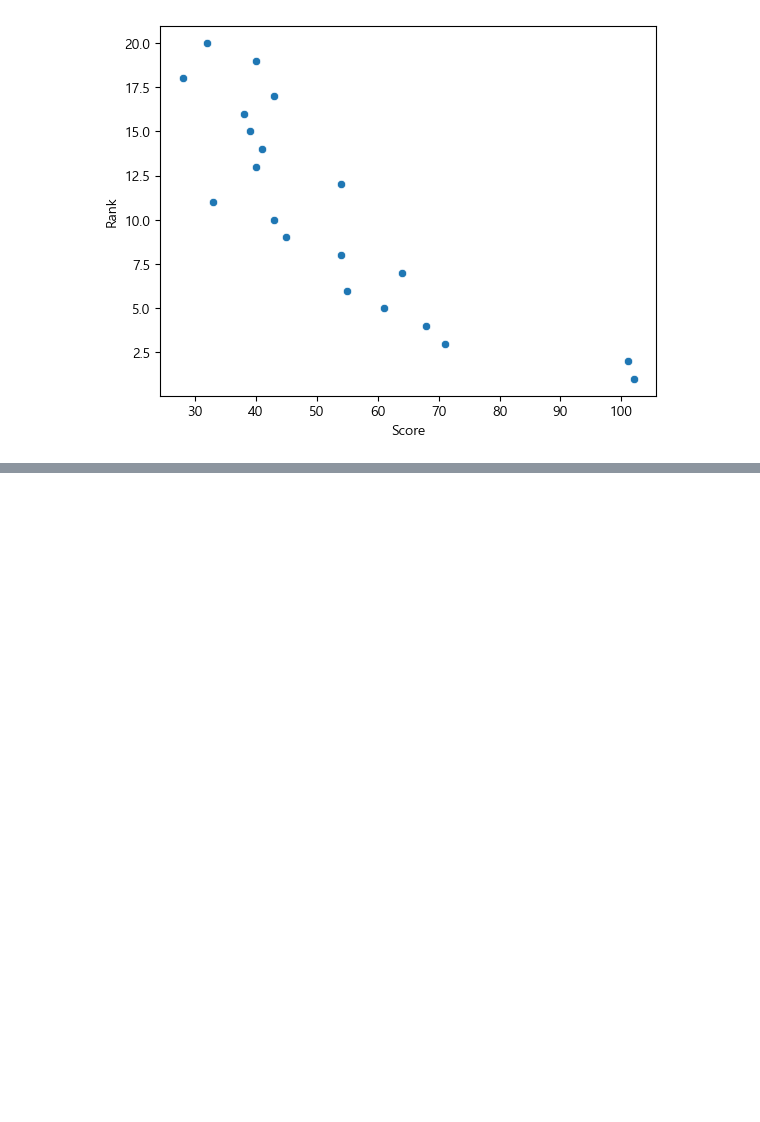
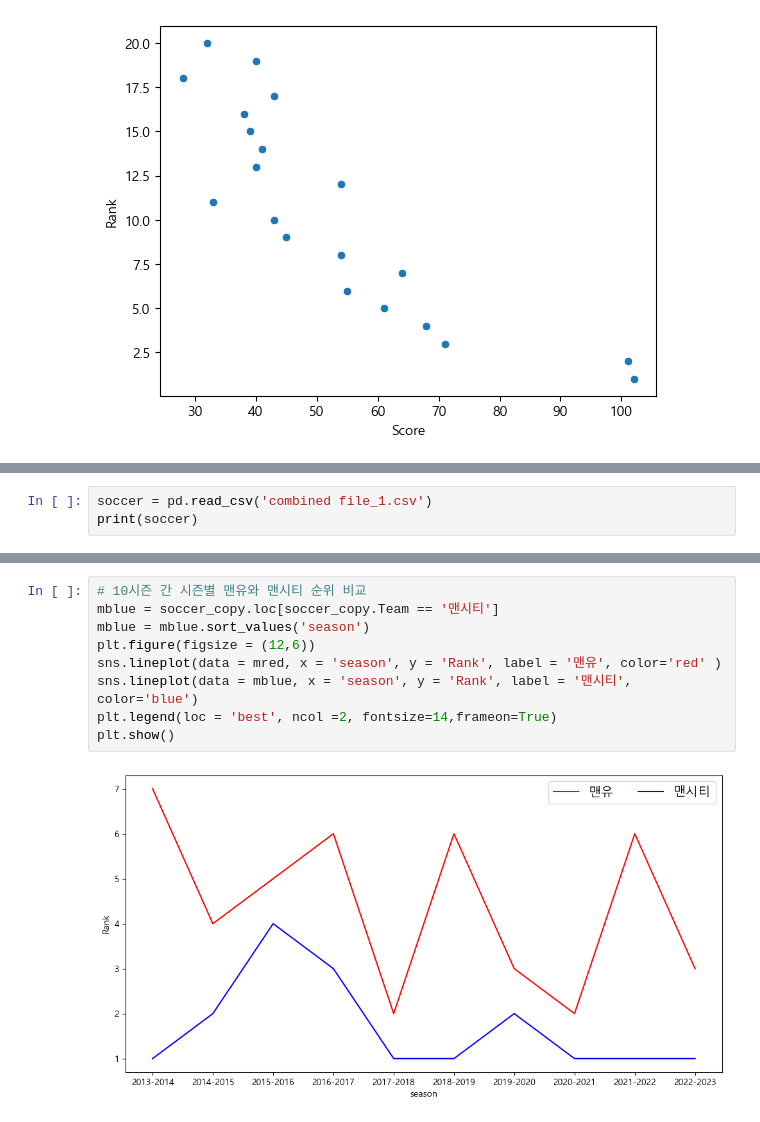
Before and after one commit to gingerman123/Soccer-Data, a Jupyter notebook: soccer_analysis.ipynb, the cells around one changed output, grey strips where cells are left out. Drawn from its saved outputs; the diff is of its cells as text; blank space fills up the shorter version.

```diff
--- a/soccer_analysis.ipynb
+++ b/soccer_analysis.ipynb
@@ -36,0 +58,3 @@ result_df.to_csv('combined_file.csv', index=False)
+# %%
+soccer = pd.read_csv('combined file_1.csv')
+print(soccer)
@@ -36,0 +147,11 @@ result_df.to_csv('combined_file.csv', index=False)
+# %%
+# 10시즌 간 시즌별 맨유와 맨시티 순위 비교
+mblue = soccer_copy.loc[soccer_copy.Team == '맨시티']
+mblue = mblue.sort_values('season')
+plt.figure(figsize = (12,6))
+sns.lineplot(data = mred, x = 'season', y = 'Rank', label = '맨유', color='red' )
+sns.lineplot(data = mblue, x = 'season', y = 'Rank', label = '맨시티', color='blue')
+plt.legend(loc = 'best', ncol =2, fontsize=14,frameon=True)
+plt.show()
+# %% [output]
+[figure, added]
```
Also changed, not shown: parts of 14 cells of this notebook, 2 other files.
